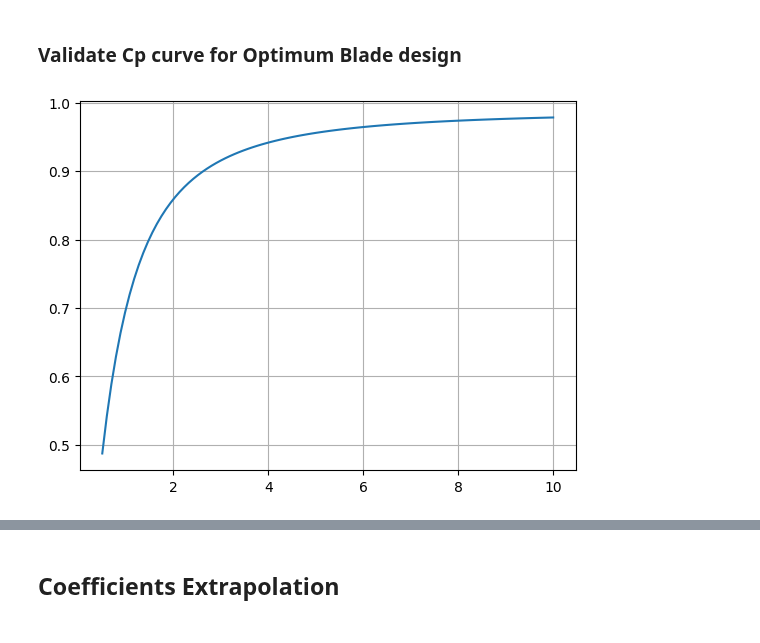
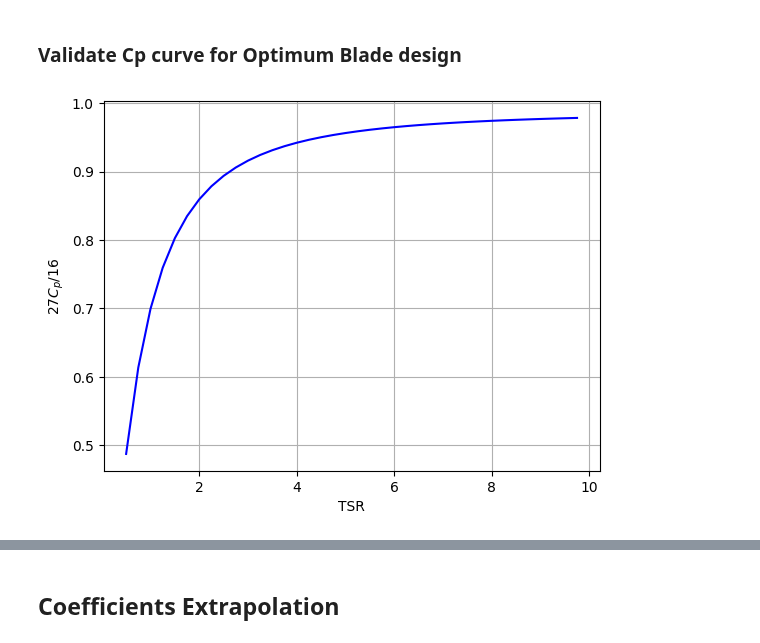
Before and after one commit to Widmark-Kaue/BEMT, a Jupyter notebook: case.ipynb, the cells around one changed output, grey strips where cells are left out. Drawn from its saved outputs; the diff is of its cells as text; code cells hidden in the pictures.

```diff
--- a/case.ipynb
+++ b/case.ipynb
@@ -42,21 +60,24 @@ rotor_uniform.sections
 # %% [markdown]
 ### Validate Cp curve for Optimum Blade design
 # %%
-TSR = np.linspace(0.5, 10,  100)
+TSR = np.arange(0.5, 10, 0.25)
 Cp = np.zeros(len(TSR))
+rotor = Rotor(number_of_blades=2, number_of_sections=50, tip_speed_ratio=0.5, airfoil_name='s834')
+rotor.load_airfoil_prop(plot=False)
 for i, tsr in enumerate(TSR):
-    rotor = blade_design('s834', tsr, 2, number_of_sections=50, tip_correction_model='', plot = False)
+    rotor.tip_speed_ratio = tsr
+    rotor.blade_design(plot=False)
 
-    a = rotor['a'].to_numpy()
-    a_line = rotor['a_line'].to_numpy()
-    x = rotor['x'].to_numpy()
+    a = rotor.sections['a'].to_numpy()
+    a_line = rotor.sections['a_line'].to_numpy()
+    x = rotor.sections['x'].to_numpy()
 
-    func = interp1d(x, a_line*(1 -a) *x**3, kind='cubic')
-    Cp[i] = 8/(tsr**2) * quad(func, x[0], x[-1])[0]
-    # Cp[i] = 8/(tsr**2) * np.trapezoid(a_line*(1 - a)*x**3, x)
+    Cp[i] = 8/(tsr**2) * simpson(a_line*(1 - a)*x**3, x = x)
 
-plt.plot(TSR, 27*Cp/16)
+plt.plot(TSR, 27*Cp/16, 'b')
+plt.xlabel('TSR')
+plt.ylabel(r'$27C_p/16$')
 plt.grid()
 plt.show()
 # %% [output]
-[figure, old version]
+[figure, new version]
```
Also changed, not shown: parts of 7 cells of this notebook, 3 other files.
